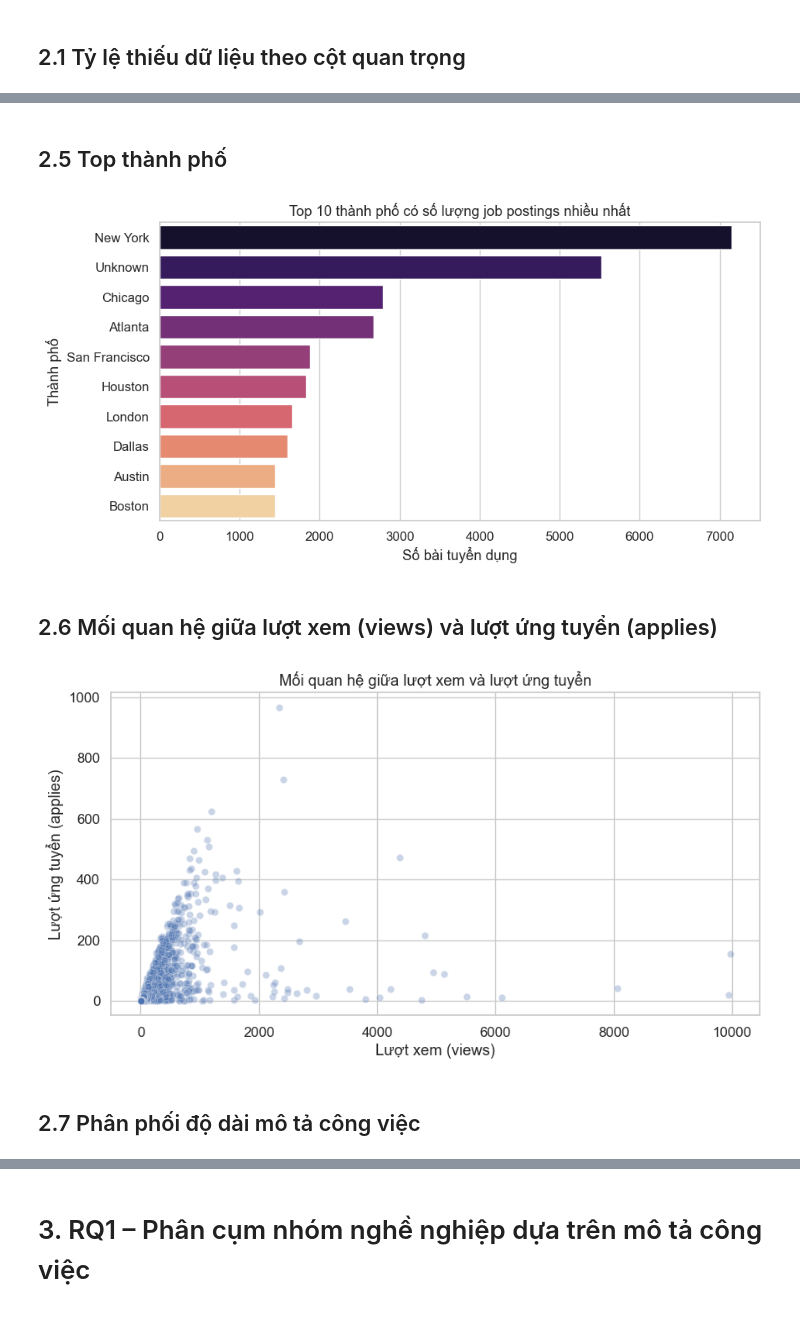
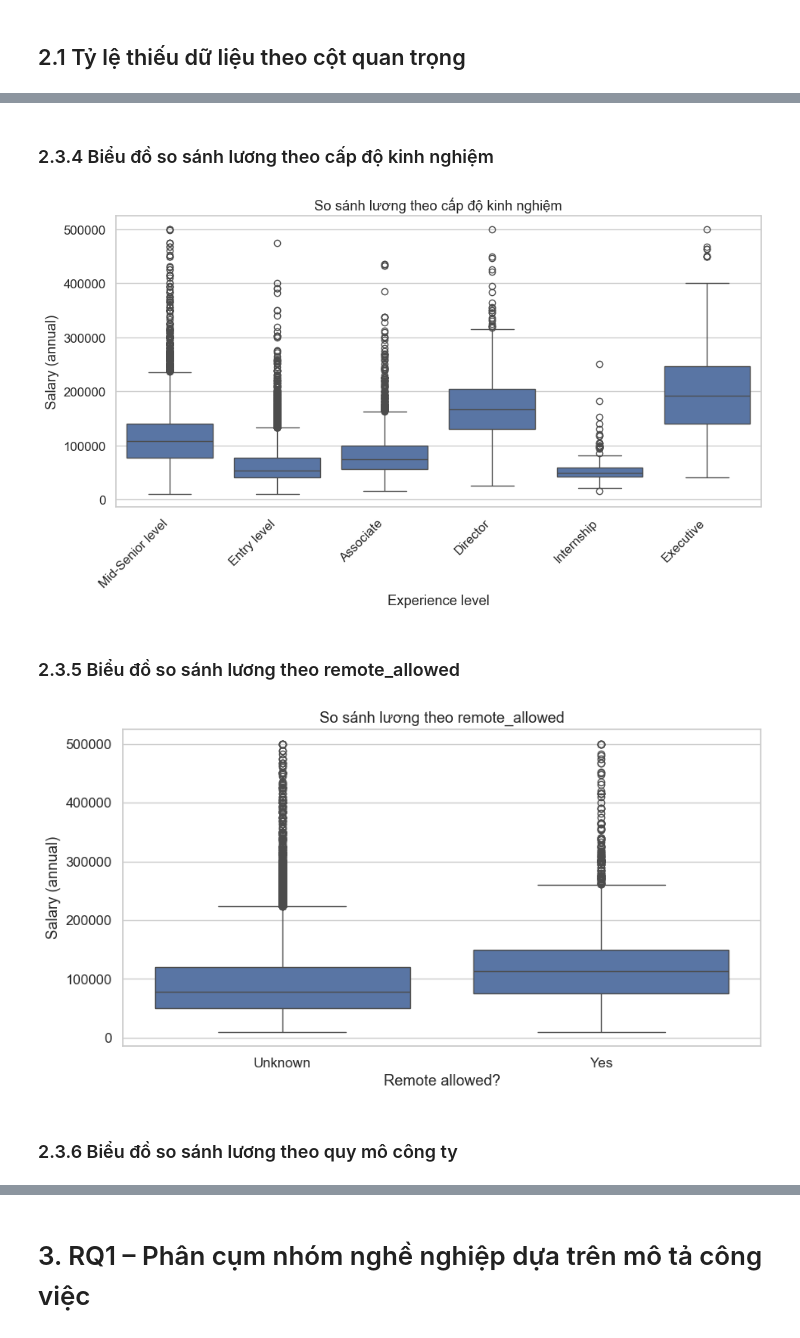
Before and after one commit to QuangMinh03042005/sgu25_kpdl, a Jupyter notebook: final/research.ipynb, the cells around one changed output, grey strips where cells are left out. Saved outputs shown, nothing was run; the diff lists cells and outputs as text; code cells hidden in the pictures.

```diff
--- a/final/research.ipynb
+++ b/final/research.ipynb
@@ -377,11 +446,0 @@ Số job có med_salary > 0: 6266
-# %%
-# do bộ dữ liệu quy ước 0 là nan nên ta phải chuyển đổi nó sang nan cho dễ xử lí
-job_merged["country"].replace("0", np.nan, inplace=True)
-job_merged["country"].fillna("Unknown", inplace=True)
-# 2.4 Top quốc gia và thành phố có bài tuyển dụng nhiều nhất
-top_countries = job_merged["country"].value_counts().head(10)
-sns.barplot(x=top_countries.values, y=top_countries.index, palette="viridis", hue=top_countries.index,legend=False)
-plt.xlabel("Số bài tuyển dụng")
-plt.ylabel("Quốc gia")
-plt.title("Top 10 quốc gia có số lượng job postings nhiều nhất")
-plt.show()
@@ -390,26 +454,36 @@ plt.show()
 # %% [markdown]
-## 2.5 Top thành phố
+### 2.3.4 Biểu đồ so sánh lương theo cấp độ kinh nghiệm
 # %%
-job_merged["city"].replace("0", np.nan, inplace=True)
-job_merged["city"].fillna("Unknown", inplace=True)
-top_cities = job_merged["city"].value_counts().head(10)
-sns.barplot(x=top_cities.values, y=top_cities.index, palette="magma", hue=top_cities.index, legend=False)
-plt.xlabel("Số bài tuyển dụng")
-plt.ylabel("Thành phố")
-plt.title("Top 10 thành phố có số lượng job postings nhiều nhất")
+order = job_merged["formatted_experience_level"].value_counts().index.tolist()
+plt.figure(figsize=(11, 5))
+sns.boxplot(
+    data=job_merged, x="formatted_experience_level", y="salary_annual", order=order
+)
+plt.xticks(rotation=45, ha="right")
+plt.xlabel("Experience level")
+plt.ylabel("Salary (annual)")
+plt.title("So sánh lương theo cấp độ kinh nghiệm")
 plt.show()
 # %% [output]
-[figure, old version]
+[figure, new version]
 # %% [markdown]
-## 2.6 Mối quan hệ giữa lượt xem (views) và lượt ứng tuyển (applies)
+### 2.3.5 Biểu đồ so sánh lương theo remote_allowed
 # %%
-sns.scatterplot(data=job_merged, x="views", y="applies", alpha=0.3)
-plt.xlabel("Lượt xem (views)")
-plt.ylabel("Lượt ứng tuyển (applies)")
-plt.title("Mối quan hệ giữa lượt xem và lượt ứng tuyển")
+# remote_allowed đôi khi là float/NaN -> đưa về 0/1/Unknown
+tmp = job_merged.copy()
+tmp["remote_allowed_clean"] = (
+    tmp["remote_allowed"]
+    .fillna(-1)
+    .astype(int)
+    .replace({-1: "Unknown", 0: "No", 1: "Yes"})
+)
+sns.boxplot(data=tmp, x="remote_allowed_clean", y="salary_annual")
+plt.xlabel("Remote allowed?")
+plt.ylabel("Salary (annual)")
+plt.title("So sánh lương theo remote_allowed")
 plt.show()
 # %% [output]
-[figure, old version]
+[figure, new version]
 # %% [markdown]
-## 2.7 Phân phối độ dài mô tả công việc
+### 2.3.6 Biểu đồ so sánh lương theo quy mô công ty
 # %%
```
Also changed, not shown: parts of 137 cells of this notebook.
